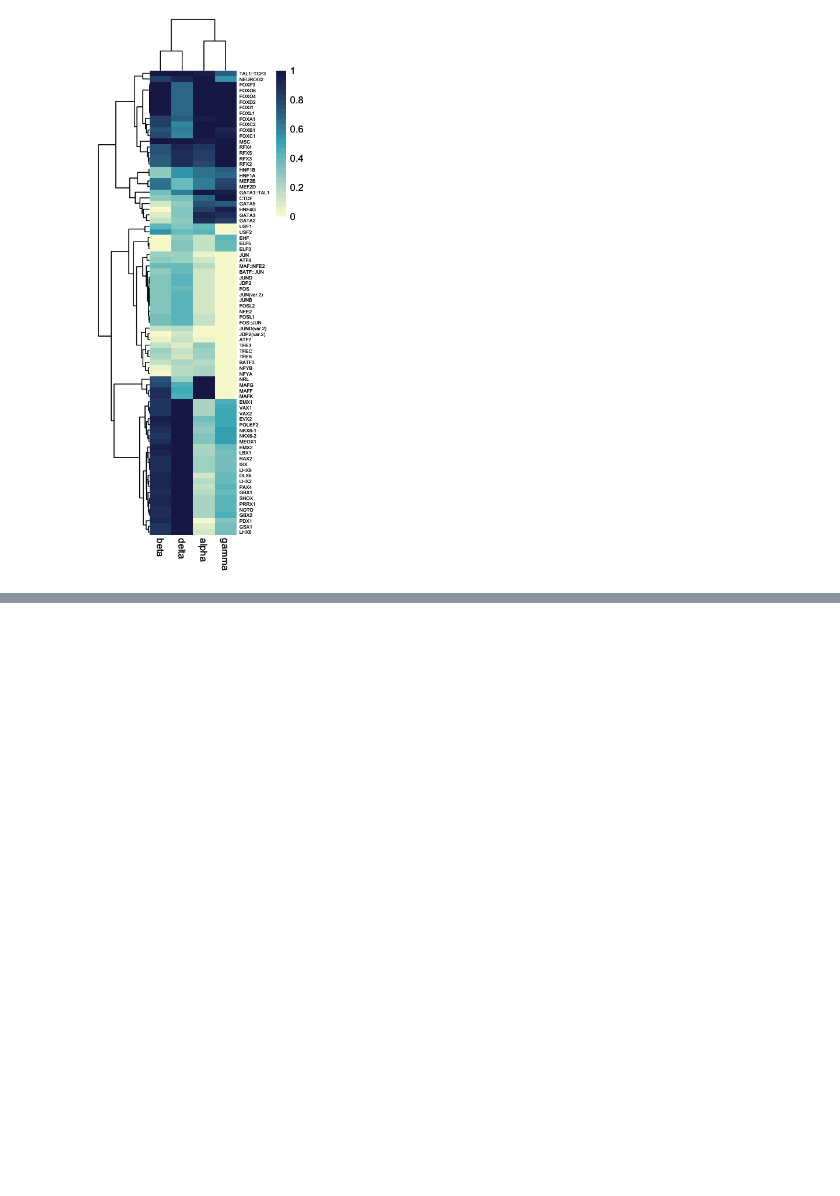
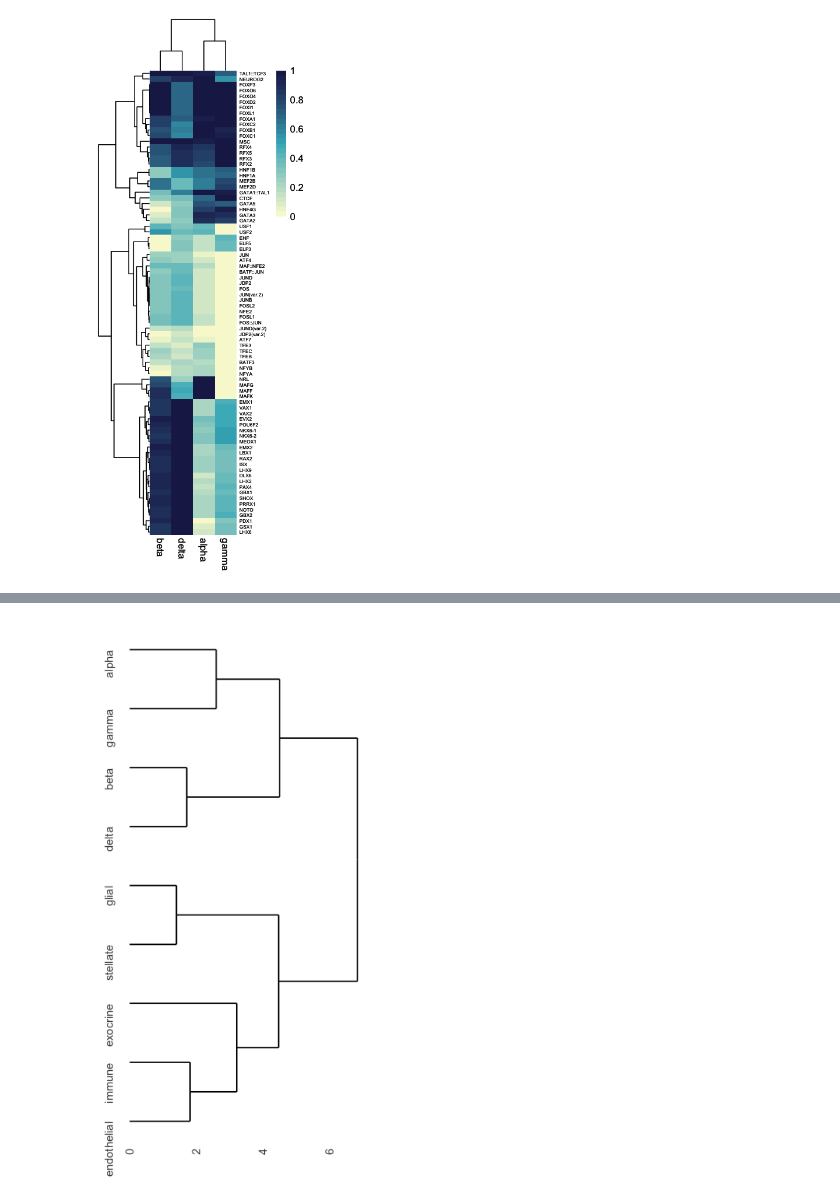
Before and after one commit to biomystery/islet_figs_motifs, a Jupyter notebook: chromVar/post-analysis.ipynb, the cells around one changed output, grey strips where cells are left out. Saved outputs shown, nothing was run; the diff lists cells and outputs as text; code cells hidden in the pictures; blank space fills up the shorter version.

```diff
--- a/chromVar/post-analysis.ipynb
+++ b/chromVar/post-analysis.ipynb
@@ -427,0 +413,6 @@ dev.off()
+# %%
+options(repr.plot.width = 3, repr.plot.height = 6)
+
+ggdendrogram(hc,  size = 2)+coord_flip()
+# %% [output]
+[figure, added]
```
Also changed, not shown: parts of 19 cells of this notebook, 19 other files.
